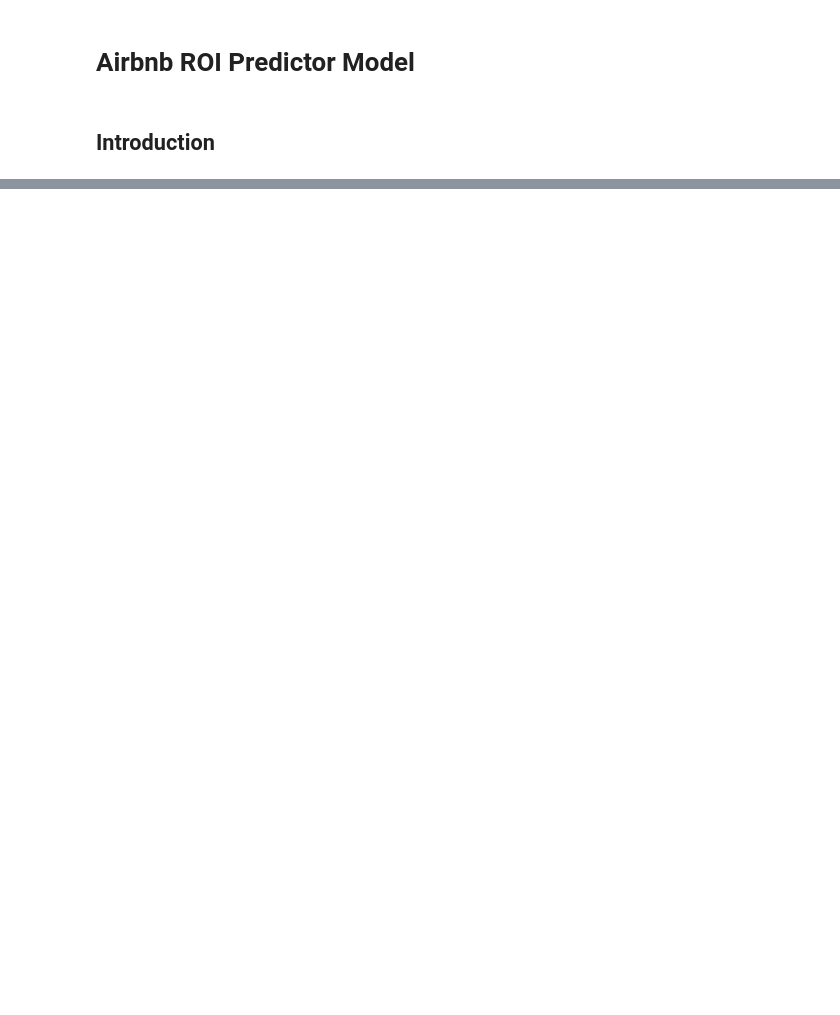
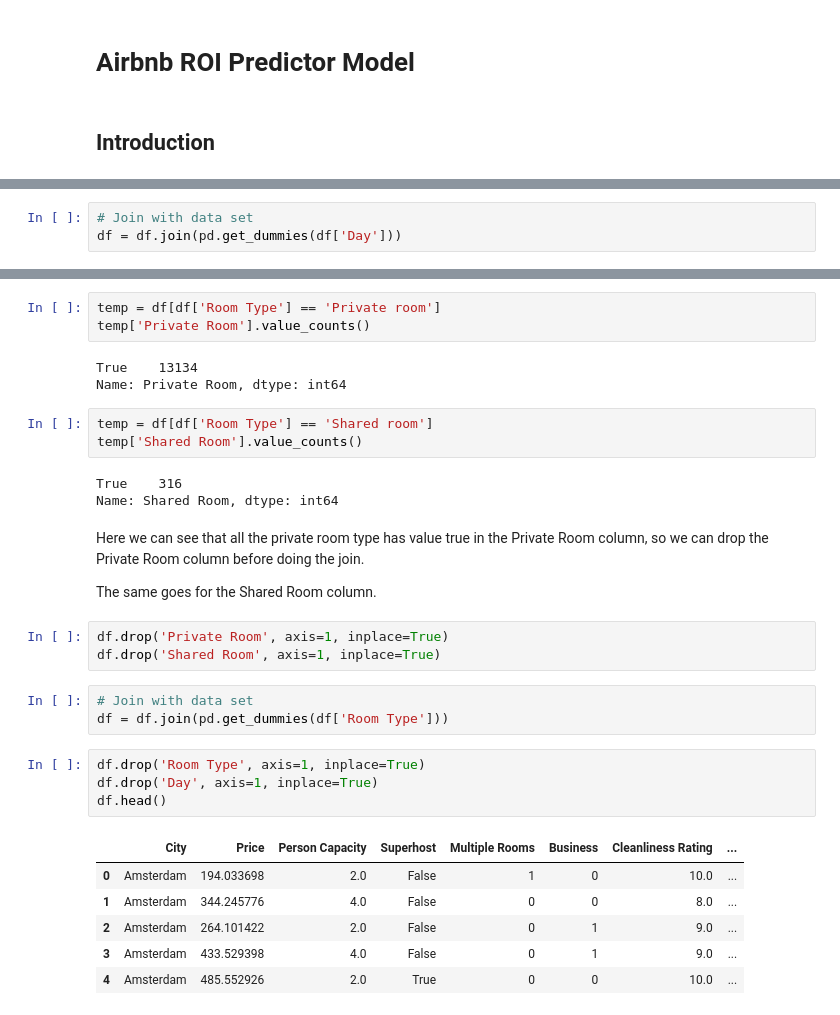
Before and after one commit to fadykittan/airbnb-roi-predictor, a Jupyter notebook: airbnb-roi-predictor-notebook.ipynb, the cells around one changed output, grey strips where cells are left out. Cells and saved outputs as stored; diff of their text form; blank space fills up the shorter version.

```diff
--- a/airbnb-roi-predictor-notebook.ipynb
+++ b/airbnb-roi-predictor-notebook.ipynb
@@ -25,0 +77,3 @@ df.head()
+# %%
+# Join with data set
+df = df.join(pd.get_dummies(df['Day']))
@@ -25,0 +96,32 @@ df.head()
+# %%
+temp = df[df['Room Type'] == 'Private room']
+temp['Private Room'].value_counts()
+# %% [output]
+True    13134
+Name: Private Room, dtype: int64
+# %%
+temp = df[df['Room Type'] == 'Shared room']
+temp['Shared Room'].value_counts()
+# %% [output]
+True    316
+Name: Shared Room, dtype: int64
+# %% [markdown]
+<p>Here we can see that all the private room type has value true in the Private Room column, so we can drop the Private Room column before doing the join.</p>
+<p>The same goes for the Shared Room column.</p>
+# %%
+df.drop('Private Room', axis=1, inplace=True)
+df.drop('Shared Room', axis=1, inplace=True)
+# %%
+# Join with data set
+df = df.join(pd.get_dummies(df['Room Type']))
+# %%
+df.drop('Room Type', axis=1, inplace=True)
+df.drop('Day', axis=1, inplace=True)
+df.head()
+# %% [output]
+|  | City | Price | Person Capacity | Superhost | Multiple Rooms | Business | Cleanliness Rating | ... |
+| 0 | Amsterdam | 194.033698 | 2.0 | False | 1 | 0 | 10.0 | ... |
+| 1 | Amsterdam | 344.245776 | 4.0 | False | 0 | 0 | 8.0 | ... |
+| 2 | Amsterdam | 264.101422 | 2.0 | False | 0 | 1 | 9.0 | ... |
+| 3 | Amsterdam | 433.529398 | 4.0 | False | 0 | 1 | 9.0 | ... |
+| 4 | Amsterdam | 485.552926 | 2.0 | True | 0 | 0 | 10.0 | ... |
```
Also changed, not shown: parts of 16 cells of this notebook.
